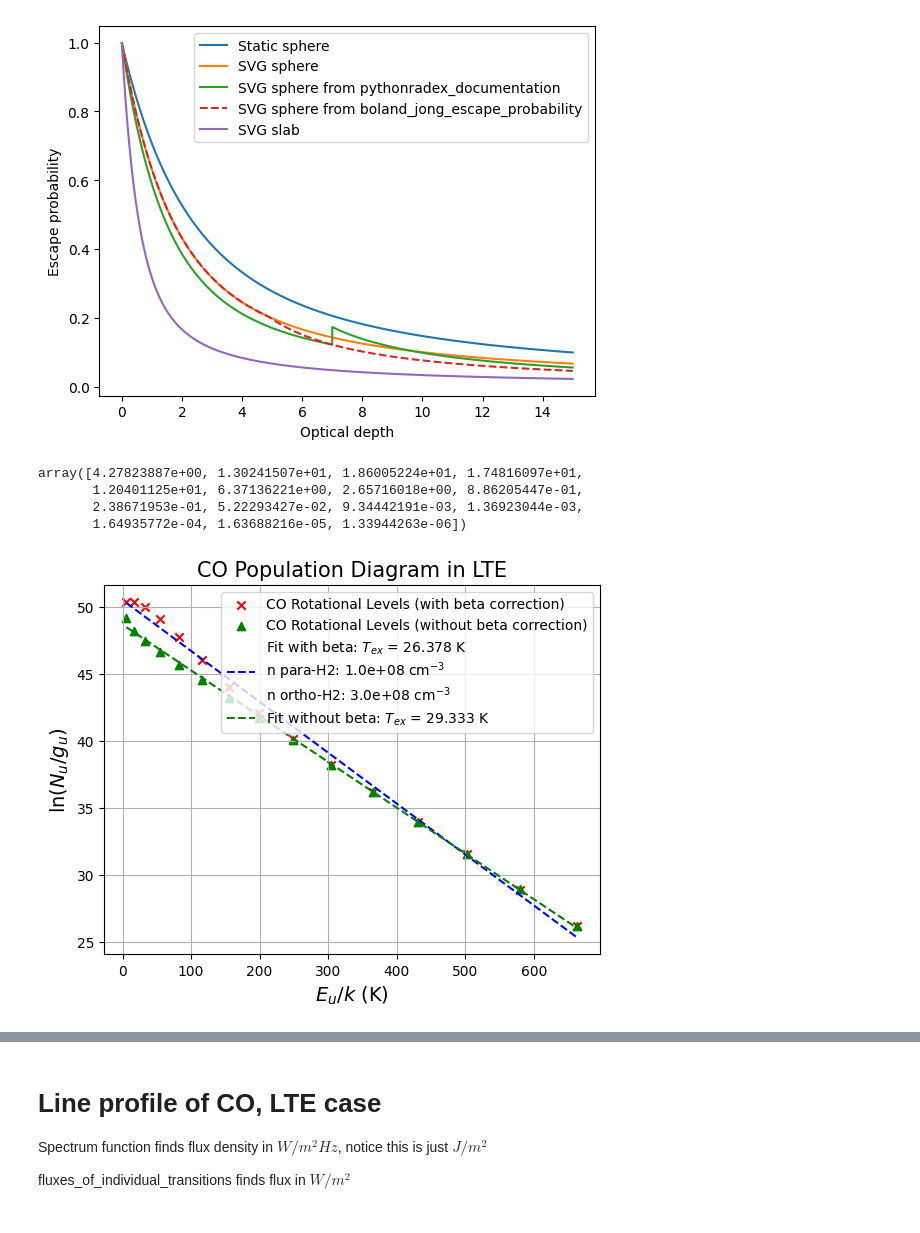
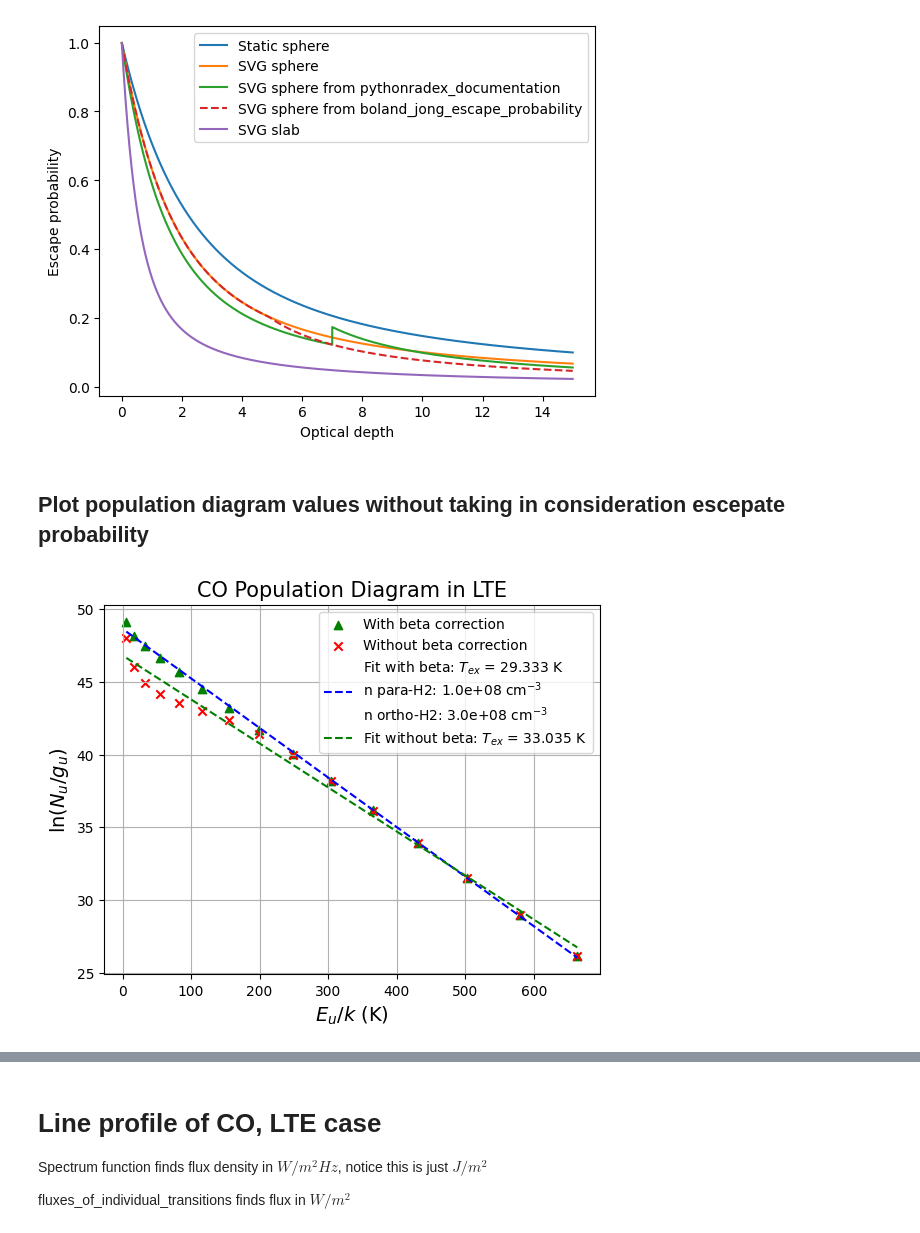
Before and after one commit to aleksej-rodano/phas0052_project, a Jupyter notebook: pythonradex_clean.ipynb, the cells around one changed output, grey strips where cells are left out. Drawn from its saved outputs; the diff is of its cells as text; code cells hidden in the pictures.

Commit message:
Fixed escape probability problem in LTE

```diff
--- a/pythonradex_clean.ipynb
+++ b/pythonradex_clean.ipynb
@@ -304,9 +330,7 @@ dict_keys(['levels', 'radiative transitions', 'collisional transitions', 'quantu
 CO_cloud_instance = myclass(cloud, data_co, N, width_v, Tkin)
 
 # Extract values from the cloud object and the data file, and calculate gamma factor
-TexCo, tauCo, AulCo, BulCo, nu0_arrayCo, EuCo, gCO, gammaCo, NuCo, NlCo, FWHMCO = (
-    CO_cloud_instance.extract_and_calculate(debug=True)
-)
+TexCo, tauCo, AulCo, BulCo, nu0_arrayCo, EuCo, gCO, gammaCo, NuCo, NlCo, FWHMCO = CO_cloud_instance.extract_and_calculate(debug=True)
 # %% [output]
 Size of levels: 41
 Size of rad_transitions: 40
@@ -660,82 +613,76 @@ plt.legend()
 plt.show()
 # %% [output]
 [figure]
-# %%
-# get optical depth
-tauCo = cloud.tau_nu(nu=nu0_arrayCo)
-tauCo
-# %% [output]
-array([4.27823887e+00, 1.30241507e+01, 1.86005224e+01, 1.74816097e+01,
-       1.20401125e+01, 6.37136221e+00, 2.65716018e+00, 8.86205447e-01,
-       2.38671953e-01, 5.22293427e-02, 9.34442191e-03, 1.36923044e-03,
-       1.64935772e-04, 1.63688216e-05, 1.33944263e-06])
+# %% [markdown]
+## Plot population diagram values without taking in consideration escepate probability
+# %%
+# calculate escape probability for each transition
+beta_sphere_correction = beta_sphere(tauCo)
+
+# create a mask for tau_co values greater than 1e-5, returns a boolean array
+mask_tau_LTE = tauCo > 1e-5
+
+# remove beta correction only for values where tau_co > 1e-5
+y_values_LTE_noBETA = np.log(NuCo / gCO)
+y_values_LTE_noBETA[mask_tau_LTE] = np.log((NuCo[mask_tau_LTE] * beta_sphere_correction[mask_tau_LTE]) / gCO[mask_tau_LTE])
 # %%
-# calculate escape probability for each transition
-beta_sphere_correction = beta_sphere(tauCo)
-
-# create a mask for tau_co values greater than 0.1, returns a boolean array
-mask_tau_LTE = tauCo > 0.00001
-
-# initialize y_values_LTE with the values without beta correction
-y_values_LTE = np.log(NuCo / gCO)
-
-# apply beta correction only for values where tau_co > 0.1
-y_values_LTE[mask_tau_LTE] = np.log(NuCo[mask_tau_LTE] / (gCO[mask_tau_LTE] * beta_sphere_correction[mask_tau_LTE]))
-
 # plot population diagram
 fig, ax = plt.subplots()
-plt.scatter(
-    EuCo,
-    y_values_LTE,
-    marker="x",
-    color="red",
-    label="CO Rotational Levels (with beta correction)",
-)
 plt.scatter(
     EuCo,
     np.log(NuCo / gCO),
     marker="^",
     color="green",
-    label="CO Rotational Levels (without beta correction)",
+    label="With beta correction",
 )
-
+plt.scatter(
+    EuCo,
+    y_values_LTE_noBETA,
+    marker="x",
+    color="red",
+    label="Without beta correction",
+)
 plt.xlabel(r"$E_u/k$ (K)", fontsize=14)
 plt.ylabel(r"$\ln(N_u/ g_u)$", fontsize=14)
 plt.title("CO Population Diagram in LTE", fontsize=15)
 
 # Fit a straight line to estimate T_ex with beta correction
-fit_LTE = np.polyfit(EuCo, y_values_LTE, 1)  # Linear fit
-T_ex_LTE = -1 / fit_LTE[0]  # Rotational temperature from slope
+fit_beta = np.polyfit(EuCo, np.log(NuCo / gCO), 1)
+Tex_beta = -1 / fit_beta[0]  # Rotational temperature from slope
+
 
 # Fit a straight line to estimate T_ex without beta correction
-fit_no_beta = np.polyfit(EuCo, np.log(NuCo / gCO), 1)  # Linear fit
-T_ex_no_beta = -1 / fit_no_beta[0]  # Rotational temperature from slope
+fit_no_beta = np.polyfit(EuCo, y_values_LTE_noBETA, 1)
+Tex_no_beta = -1 / fit_no_beta[0]  # Rotational temperature from slope
+
 
 # Plot the best-fit line with beta correction
 x_fit_LTE = np.linspace(min(EuCo), max(EuCo), 100)
-y_fit_LTE = fit_LTE[0] * x_fit_LTE + fit_LTE[1]
+y_fit_LTE = fit_beta[0] * x_fit_LTE + fit_beta[1]
+
+# Plot the best-fit line without beta correction
+y_fit_no_beta = fit_no_beta[0] * x_fit_LTE + fit_no_beta[1]
+
 plt.plot(
     x_fit_LTE,
     y_fit_LTE,
     linestyle="--",
     color="blue",
     label=(
-        f"Fit with beta: $T_{{ex}}$ = {T_ex_LTE:.5g} K\nn para-H2: {para_h2_density:.1e} cm$^{{-3}}$\nn ortho-H2: {ortho_h2_density:.1e} cm$^{{-3}}$"
+        f"Fit with beta: $T_{{ex}}$ = {Tex_beta:.5g} K\nn para-H2: {para_h2_density:.1e} cm$^{{-3}}$\nn ortho-H2: {ortho_h2_density:.1e} cm$^{{-3}}$"
     ),
 )
 
-# Plot the best-fit line without beta correction
-y_fit_no_beta = fit_no_beta[0] * x_fit_LTE + fit_no_beta[1]
 plt.plot(
     x_fit_LTE,
     y_fit_no_beta,
     linestyle="--",
     color="green",
-    label=(f"Fit without beta: $T_{{ex}}$ = {T_ex_no_beta:.5g} K"),
+    label=(f"Fit without beta: $T_{{ex}}$ = {Tex_no_beta:.5g} K"),
 )
 
 plt.legend()
 ax.grid()
 plt.show()
 # %% [output]
-[figure, old version]
+[figure, new version]
```
Also changed, not shown: parts of 28 cells of this notebook, 1 other file.
